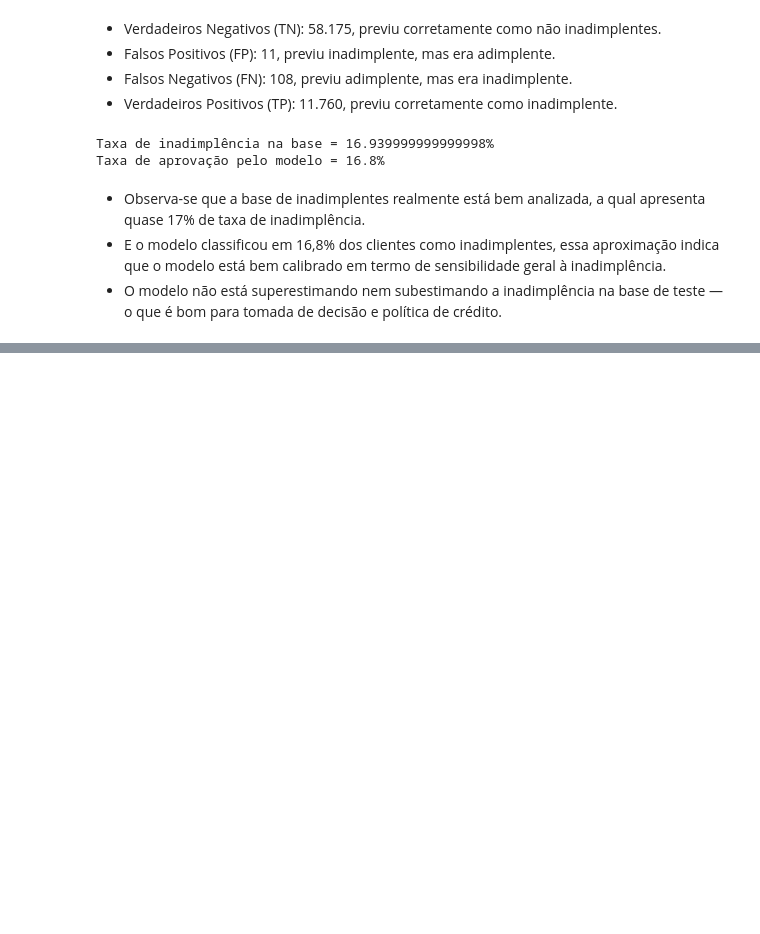
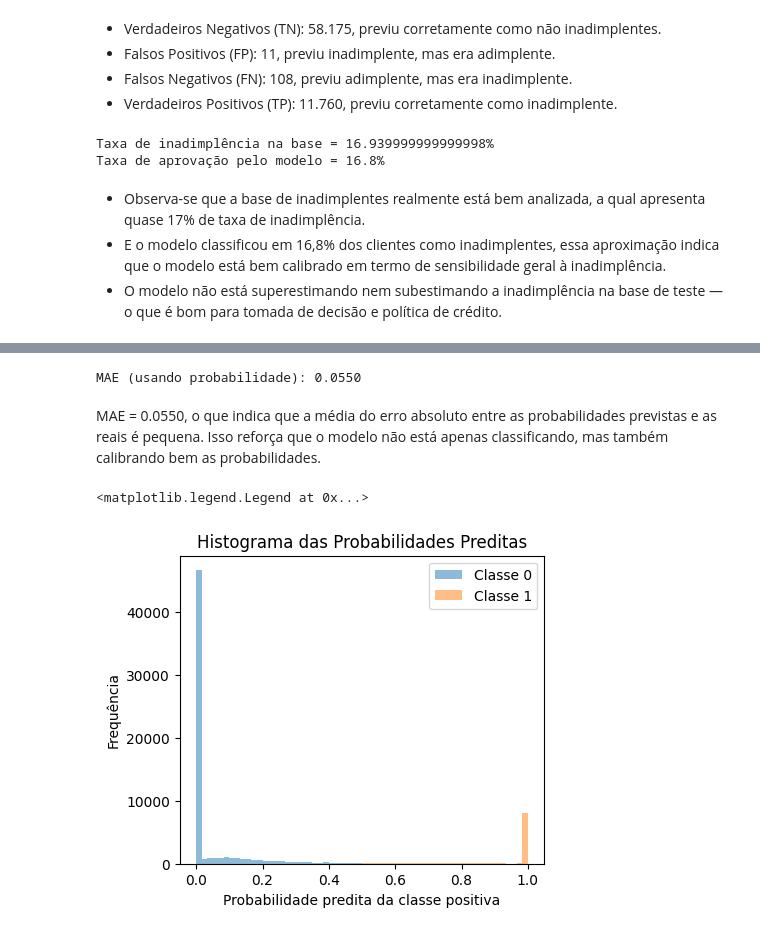
Before and after one commit to josieleferreira/credito_fintech, a Jupyter notebook: notebooks/predictive_model.ipynb, the cells around one changed output, grey strips where cells are left out. Cells and saved outputs as stored; diff of their text form; code cells hidden in the pictures; blank space fills up the shorter version.

Commit message:
Modelos preditivos

```diff
--- a/notebooks/predictive_model.ipynb
+++ b/notebooks/predictive_model.ipynb
@@ -698,0 +753,13 @@ Taxa de aprovação pelo modelo = 16.8%
+# %%
+# Instanciar e treinar o modelo
+model = xgb.XGBClassifier(
+    n_estimators=100,
+    max_depth=6,
+    learning_rate=0.1,
+    subsample=0.8,
+    colsample_bytree=0.8,
+    use_label_encoder=False,
+    eval_metric='logloss'
+)
+
+model.fit(X_train, y_train)
@@ -698,0 +782,8 @@ Taxa de aprovação pelo modelo = 16.8%
+# %%
+# Fazendo as previsões e avaliando o modelo
+y_pred = model.predict(X_test)
+y_proba = model.predict_proba(X_test)[:, 1]
+
+print(confusion_matrix(y_test, y_pred))
+print(classification_report(y_test, y_pred))
+print("ROC AUC:", roc_auc_score(y_test, y_proba))
@@ -698,0 +822,22 @@ Taxa de aprovação pelo modelo = 16.8%
+# %%
+# avaliar o modelo com MAE (Erro Absoluto Médio)
+mae = mean_absolute_error(y_test, y_pred_proba)
+print(f"MAE (usando probabilidade): {mae:.4f}")
+# %% [output]
+MAE (usando probabilidade): 0.0550
+# %% [markdown]
+MAE = 0.0550, o que indica que a média do erro absoluto entre as probabilidades previstas e as reais é pequena. Isso reforça que o modelo não está apenas classificando, mas também calibrando bem as probabilidades.
+# %%
+# Histograma das probabilidades por classe
+plt.figure(figsize=(16,4))
+
+plt.subplot(1,3,1)
+plt.hist(y_proba[y_pred == 0], bins=30, alpha=0.5, label='Classe 0')
+plt.hist(y_proba[y_pred == 1], bins=30, alpha=0.5, label='Classe 1')
+plt.title('Histograma das Probabilidades Preditas')
+plt.xlabel('Probabilidade predita da classe positiva')
+plt.ylabel('Frequência')
+plt.legend()
+# %% [output]
+<matplotlib.legend.Legend at 0x...>
+[figure, added]
```
Also changed, not shown: parts of 25 cells of this notebook.
